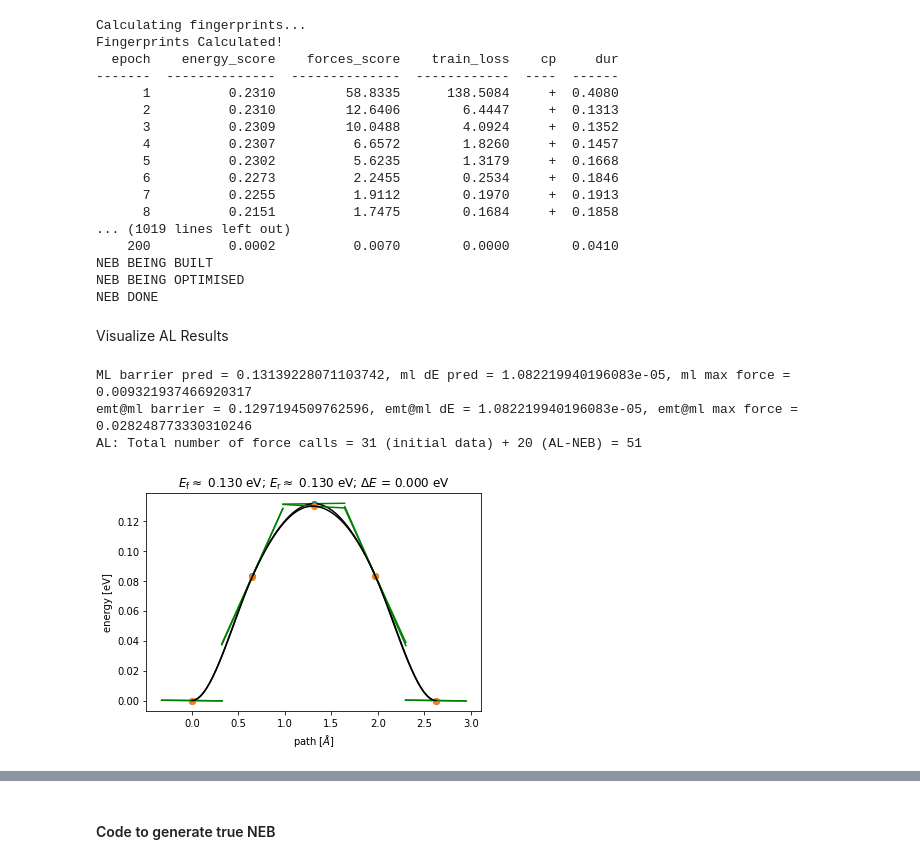
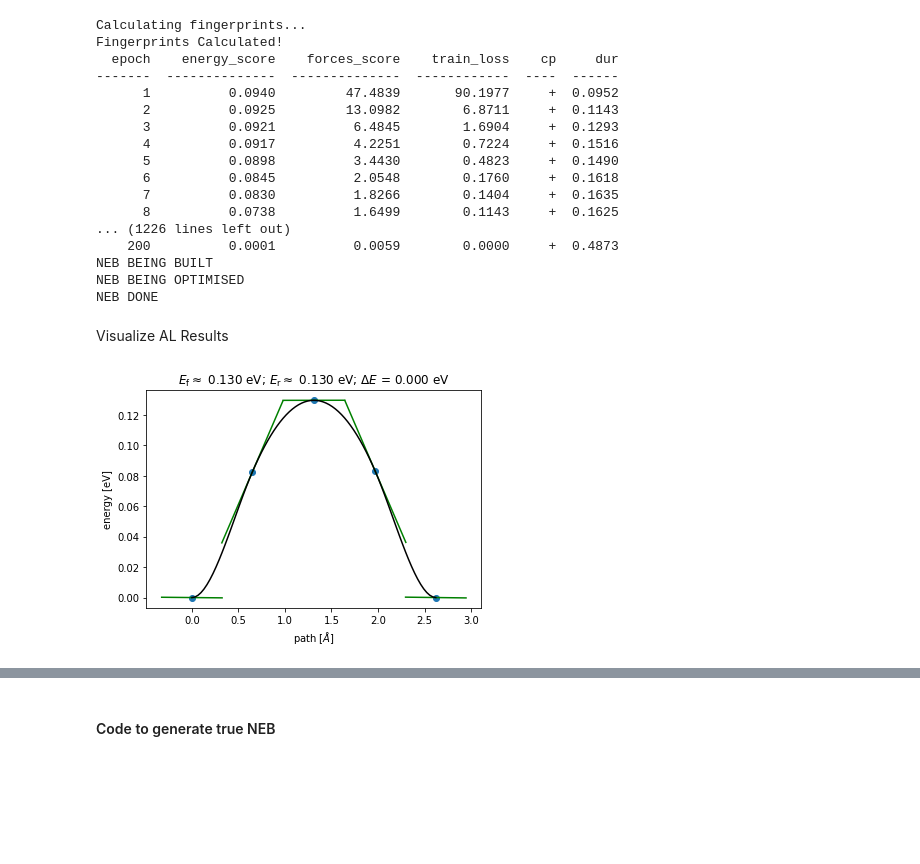
Before and after one commit to ulissigroup/amptorch, a Jupyter notebook: amptorch/active_learning/examples/neb_al_example.ipynb, the cells around one changed output, grey strips where cells are left out. Saved outputs shown, nothing was run; the diff lists cells and outputs as text; code cells hidden in the pictures; blank space fills up the shorter version.

Commit message:
Added code to allow user to visualize NEB at every iteration, minor bug fixes

```diff
--- a/amptorch/active_learning/examples/neb_al_example.ipynb
+++ b/amptorch/active_learning/examples/neb_al_example.ipynb
@@ -143,8 +153,8 @@ class NEBcalc:
 # %%
 #https://wiki.fysik.dtu.dk/ase/tutorials/neb/diffusion.html#diffusion-tutorial
 #Surface Diffusion Energy Barriers
+#Building your structure
 
-#Building your structure
 def construct_geometries(parent_calc, ml2relax):
   counter_calc = CounterCalc(parent_calc)
   # Initial structure guess
@@ -163,9 +173,9 @@ def construct_geometries(parent_calc, ml2relax):
 
   if not ml2relax:
     qn = QuasiNewton(initial_slab, trajectory='initial.traj', logfile='initial_relax_log.txt')
-    qn.run(fmax=0.01, steps=200)
+    qn.run(fmax=0.01, steps=100)
     qn = QuasiNewton(final_slab, trajectory='final.traj', logfile='final_relax_log.txt')
-    qn.run(fmax=0.01, steps=200)
+    qn.run(fmax=0.01, steps=100)
     initial_slab = read("initial.traj", "-1")
     final_slab = read("final.traj", "-1")
   else:
@@ -185,15 +195,15 @@ Gs["G4_gammas"] = [+1.0, -1]
 Gs["cutoff"] = 5.876798323827276  # EMT asap_cutoff: False
 
 # Define morse parameters if Delta-ML model, o/w morse = False
-morse = True
 morse_params = {
     "C": {"re": 0.972, "D": 6.379, "sig": 0.477},
     "O": {"re": 1.09, "D": 8.575, "sig": 0.603},
     "Cu": {"re": 2.168, "D": 3.8386, "sig": 1.696},
 }
 
+# Training parameters for the active learning framework
 training_params = {
-      "al_convergence": {"method": "iter", "num_iterations": 4},
+      "al_convergence": {"method": "iter", "num_iterations": 5},
       "samples_to_retrain": 5,
       "Gs": Gs,
       "morse": True,
@@ -218,9 +228,11 @@ training_params = {
 ml2relax = False
 parent_calc = EMT()
 initial, final, initial_force_calls = construct_geometries(parent_calc=parent_calc, ml2relax=ml2relax)
-images = [initial, final]
+images = [initial]
+images.append(final)
 
 # Define AL scheme
+
 learner = AtomisticActiveLearner(
     training_data=images,
     training_params=training_params,
@@ -243,16 +255,16 @@ Calculating fingerprints...
 Fingerprints Calculated!
   epoch    energy_score    forces_score    train_loss    cp     dur
 -------  --------------  --------------  ------------  ----  ------
-      1          0.2310         58.8335      138.5084     +  0.4080
-      2          0.2310         12.6406        6.4447     +  0.1313
-      3          0.2309         10.0488        4.0924     +  0.1352
-      4          0.2307          6.6572        1.8260     +  0.1457
-      5          0.2302          5.6235        1.3179     +  0.1668
-      6          0.2273          2.2455        0.2534     +  0.1846
-      7          0.2255          1.9112        0.1970     +  0.1913
-      8          0.2151          1.7475        0.1684     +  0.1858
-... (1019 lines left out)
-    200          0.0002          0.0070        0.0000        0.0410
+      1          0.0940         47.4839       90.1977     +  0.0952
+      2          0.0925         13.0982        6.8711     +  0.1143
+      3          0.0921          6.4845        1.6904     +  0.1293
+      4          0.0917          4.2251        0.7224     +  0.1516
+      5          0.0898          3.4430        0.4823     +  0.1490
+      6          0.0845          2.0548        0.1760     +  0.1618
+      7          0.0830          1.8266        0.1404     +  0.1635
+      8          0.0738          1.6499        0.1143     +  0.1625
+... (1226 lines left out)
+    200          0.0001          0.0059        0.0000     +  0.4873
 NEB BEING BUILT
 NEB BEING OPTIMISED
 NEB DONE
@@ -261,28 +273,21 @@ Visualize AL Results
 # %%
 def neb_analysis(images, label, ax=None):
   nebtools = NEBTools(images)
   barrier, dE = nebtools.get_barrier()
   max_force = nebtools.get_fmax()
   fig = nebtools.plot_band(ax=ax)
   fig.savefig(label+'.png', dpi=300)
   return barrier, dE, max_force
 
 images = read(f'neb_example_iter_{training_params["al_convergence"]["num_iterations"]}.traj@-{total_neb_images}:')
 
 # to verify ml_computed images...evaluate with parent calculator
 emt_evaluated_images = []
 for image in images:
-  image = image.copy()
+  #image = image.copy()
   image.set_calculator(EMT())
   emt_evaluated_images.append(image)
 
 barrier_ml, dE_ml, max_force_ml = neb_analysis(images, label="ml_diffusion_neb")
-barrier_emt_ml, dE_emt_ml, max_force_emt_ml = neb_analysis(emt_evaluated_images, label="emt@ml_diffusion_neb")
-print(f"ML barrier pred = {barrier_ml}, ml dE pred = {dE_ml}, ml max force = {max_force_ml}")
-print(f"emt@ml barrier = {barrier_emt_ml}, emt@ml dE = {dE_emt_ml}, emt@ml max force = {max_force_emt_ml}")
-print(f"AL: Total number of force calls = {initial_force_calls} (initial data) + {learner.parent_calls} (AL-NEB) = {initial_force_calls+learner.parent_calls}")
 # %% [output]
-ML barrier pred = 0.13139228071103742, ml dE pred = 1.082219940196083e-05, ml max force = 0.009321937466920317
-emt@ml barrier = 0.1297194509762596, emt@ml dE = 1.082219940196083e-05, emt@ml max force = 0.028248773330310246
-AL: Total number of force calls = 31 (initial data) + 20 (AL-NEB) = 51
-[figure, old version]
+[figure, new version]
```
Also changed, not shown: parts of 7 cells of this notebook.
